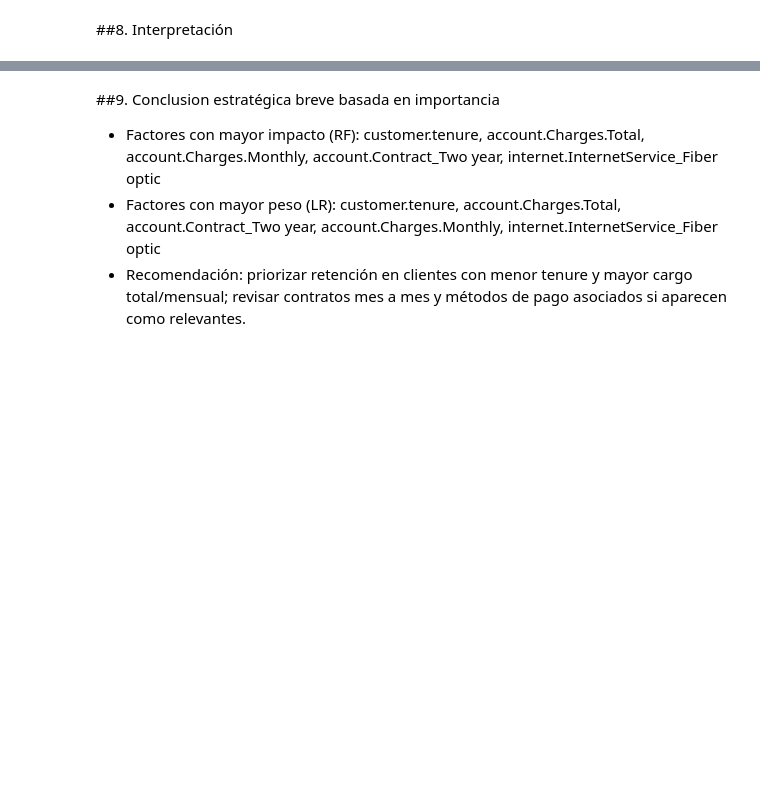
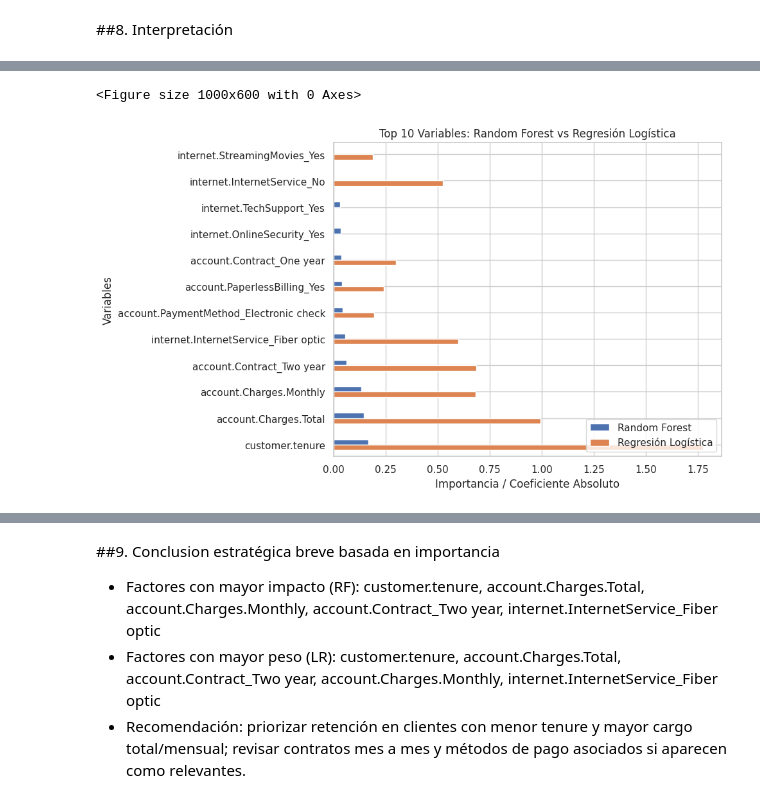
Before and after one commit to Saya-Sayita/Challenge3-TelecomX-parte2-main, a Jupyter notebook: Challenge3_TelecomX_Parte2.ipynb, the cells around one changed output, grey strips where cells are left out. Cells and saved outputs as stored; diff of their text form; code cells hidden in the pictures; blank space fills up the shorter version.

```diff
--- a/Challenge3_TelecomX_Parte2.ipynb
+++ b/Challenge3_TelecomX_Parte2.ipynb
@@ -405,3 +718,30 @@ account.PaymentMethod_Electronic check    0.194323
 internet.StreamingMovies_Yes              0.186550
 dtype: float64
 [figure]
+# %%
+# Crear DataFrame comparativo
+rf_top10 = rf_importances.head(10)
+lr_top10 = lr_abs.head(10)
+
+# Unir ambos en un DataFrame
+df_compare = pd.DataFrame({
+    'Random Forest': rf_top10,
+    'Regresión Logística': lr_top10
+}).fillna(0)  # rellenar con 0 donde falten variables
+
+# Ordenar por Random Forest
+df_compare = df_compare.sort_values(by='Random Forest', ascending=True)
+
+# Gráfico de barras horizontal
+plt.figure(figsize=(10,6))
+df_compare.plot(kind='barh', width=0.4)
+plt.title('Top 10 Variables: Random Forest vs Regresión Logística')
+plt.xlabel('Importancia / Coeficiente Absoluto')
+plt.ylabel('Variables')
+plt.gca().invert_yaxis()
+plt.legend(loc='lower right')
+plt.tight_layout()
+plt.show()
+# %% [output]
+<Figure size 1000x600 with 0 Axes>
+[figure, added]
```
Also changed, not shown: parts of 17 cells of this notebook.
